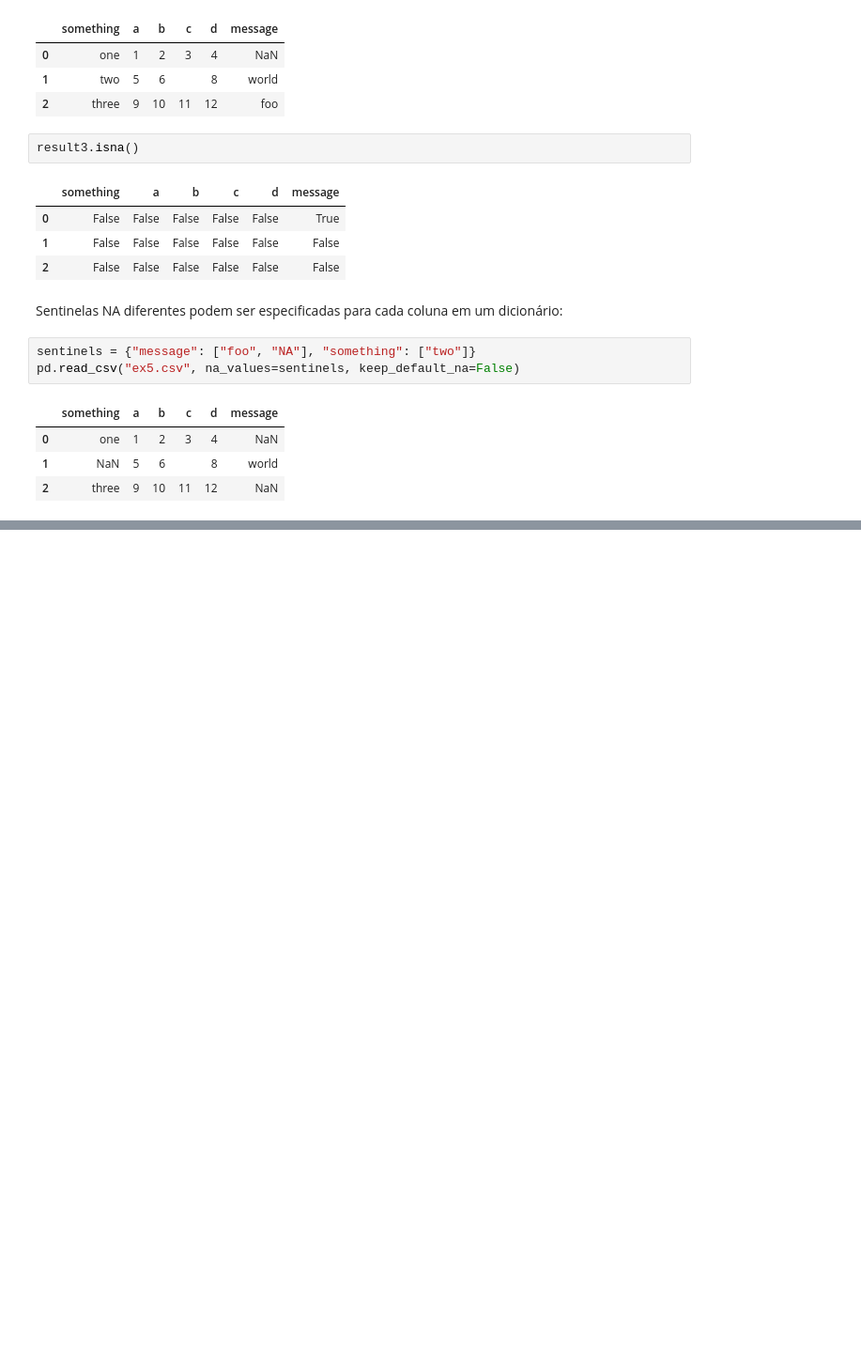
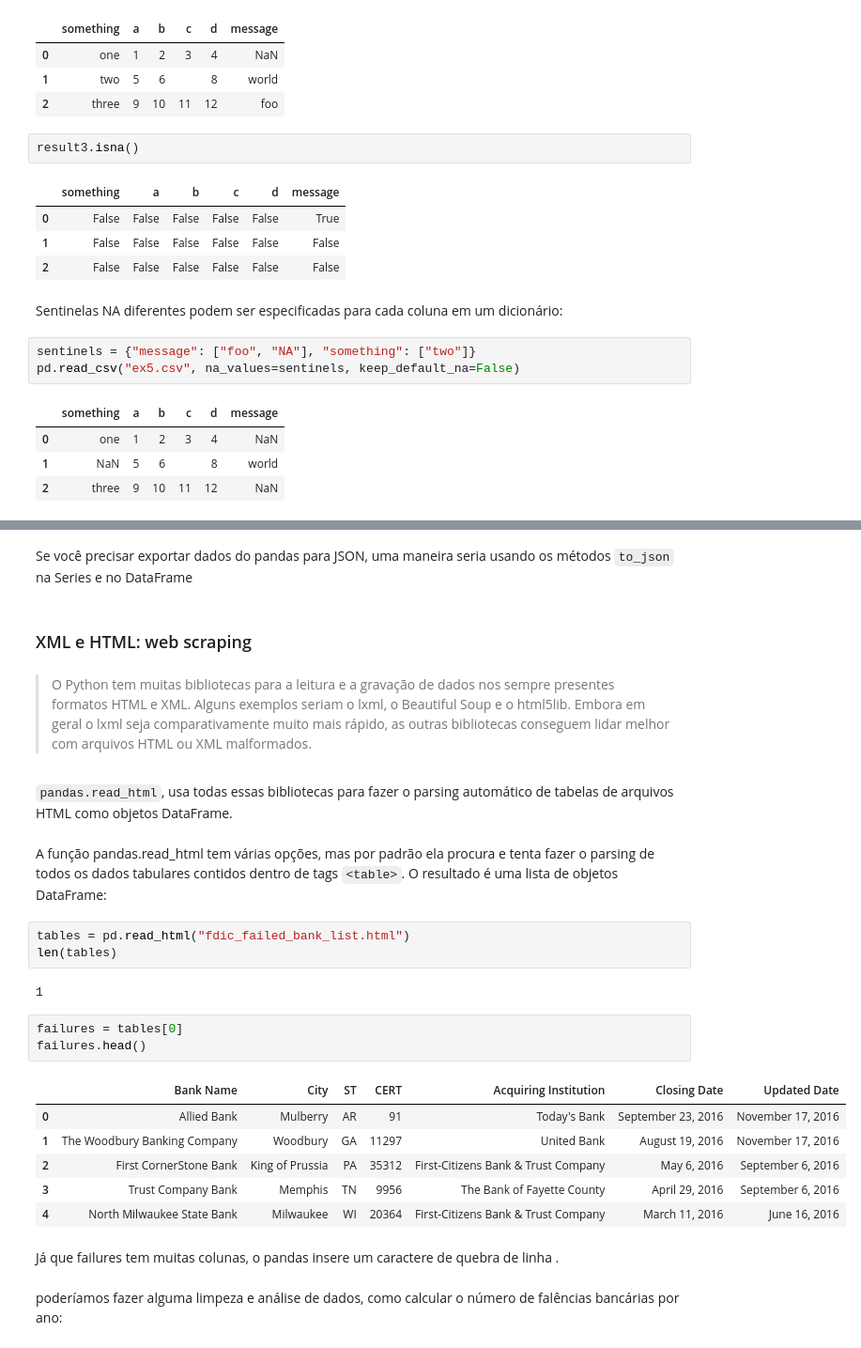
Before and after one commit to isaiassousa032/python-para-analise-de-dados-livro, a Jupyter notebook: Capitulo 6.ipynb, the cells around one changed output, grey strips where cells are left out. Shown at 94% size. Cells and saved outputs as stored; diff of their text form; blank space fills up the shorter version.

```diff
--- a/Capitulo 6.ipynb
+++ b/Capitulo 6.ipynb
@@ -197,0 +339,36 @@ pd.read_csv("ex5.csv", na_values=sentinels, keep_default_na=False)
+# %% [markdown]
+Se você precisar exportar dados do pandas para JSON, uma maneira seria usando os métodos `to_json` na Series e no DataFrame
+# %% [markdown]
+### XML e HTML: web scraping
+# %% [markdown]
+>O Python tem muitas bibliotecas para a leitura e a gravação de dados nos
+sempre presentes formatos HTML e XML. Alguns exemplos seriam o lxml, o
+Beautiful Soup e o html5lib. Embora em geral o lxml seja comparativamente
+muito mais rápido, as outras bibliotecas conseguem lidar melhor com
+arquivos HTML ou XML malformados.
+# %% [markdown]
+`pandas.read_html`, usa todas essas bibliotecas para fazer o parsing automático de tabelas de arquivos HTML como objetos DataFrame.
+# %% [markdown]
+A função pandas.read_html tem várias opções, mas por padrão ela procura e tenta fazer o parsing de todos os dados tabulares contidos dentro de tags `<table>`. O resultado é uma lista de objetos DataFrame:
+# %%
+tables = pd.read_html("fdic_failed_bank_list.html")
+len(tables)
+# %% [output]
+1
+# %%
+failures = tables[0]
+failures.head()
+# %% [output]
+|  | Bank Name | City | ST | CERT | Acquiring Institution | Closing Date | Updated Date |
+| 0 | Allied Bank | Mulberry | AR | 91 | Today's Bank | September 23, 2016 | November 17, 2016 |
+| 1 | The Woodbury Banking Company | Woodbury | GA | 11297 | United Bank | August 19, 2016 | November 17, 2016 |
+| 2 | First CornerStone Bank | King of Prussia | PA | 35312 | First-Citizens Bank & Trust Company | May 6, 2016 | September 6, 2016 |
+| 3 | Trust Company Bank | Memphis | TN | 9956 | The Bank of Fayette County | April 29, 2016 | September 6, 2016 |
+| 4 | North Milwaukee State Bank | Milwaukee | WI | 20364 | First-Citizens Bank & Trust Company | March 11, 2016 | June 16, 2016 |
+# %% [markdown]
+Já que failures tem muitas colunas, o pandas insere um caractere de quebra de
+linha \.
+# %% [markdown]
+poderíamos
+fazer alguma limpeza e análise de dados, como calcular o número de
+falências bancárias por ano:
```
Also changed, not shown: parts of 49 cells of this notebook, 5 other files.
